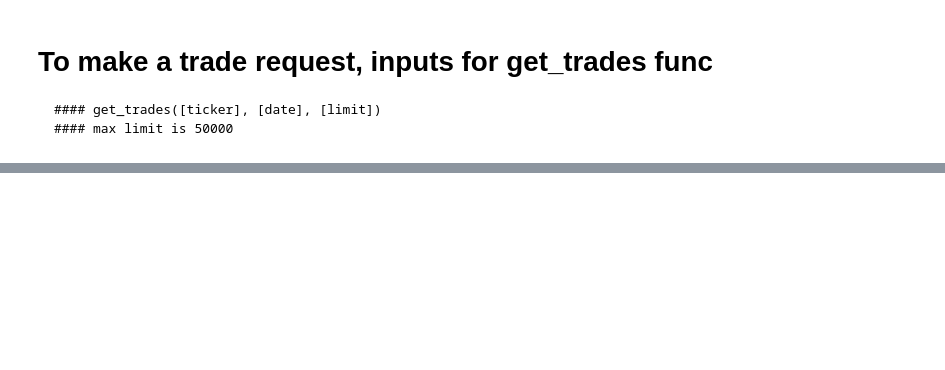
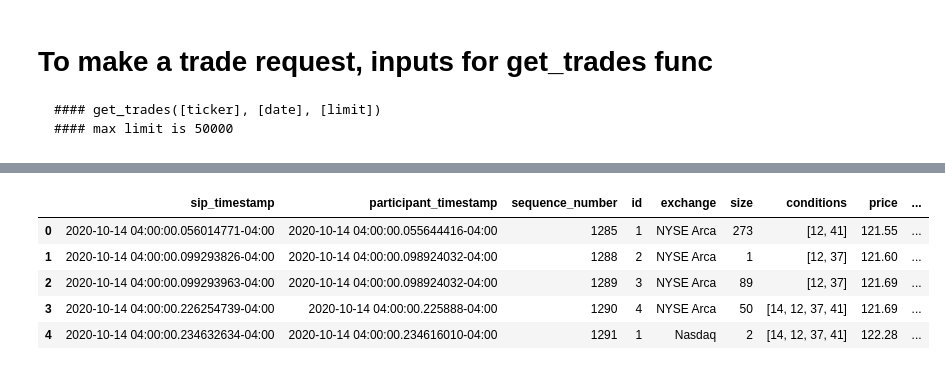
Before and after one commit to wiserlake0996/python_HLC, a Jupyter notebook: polygonIO_python/trades_quotes/quotes_trades_request.ipynb, the cells around one changed output, grey strips where cells are left out. Cells and saved outputs as stored; diff of their text form; code cells hidden in the pictures; blank space fills up the shorter version.

```diff
--- a/polygonIO_python/trades_quotes/quotes_trades_request.ipynb
+++ b/polygonIO_python/trades_quotes/quotes_trades_request.ipynb
@@ -174,0 +261,13 @@ trades_df.head(1000)
+# %%
+trades_df['hours'] = trades_df['sip_timestamp'].apply(lambda x: x.hour)
+trades_df['minutes'] = trades_df['sip_timestamp'].apply(lambda x: x.minute)
+trades_df['seconds'] = trades_df['sip_timestamp'].apply(lambda x: x.second)
+# %%
+trades_df.head()
+# %% [output]
+|  | sip_timestamp | participant_timestamp | sequence_number | id | exchange | size | conditions | price | ... |
+| 0 | 2020-10-14 04:00:00.056014771-04:00 | 2020-10-14 04:00:00.055644416-04:00 | 1285 | 1 | NYSE Arca | 273 | [12, 41] | 121.55 | ... |
+| 1 | 2020-10-14 04:00:00.099293826-04:00 | 2020-10-14 04:00:00.098924032-04:00 | 1288 | 2 | NYSE Arca | 1 | [12, 37] | 121.60 | ... |
+| 2 | 2020-10-14 04:00:00.099293963-04:00 | 2020-10-14 04:00:00.098924032-04:00 | 1289 | 3 | NYSE Arca | 89 | [12, 37] | 121.69 | ... |
+| 3 | 2020-10-14 04:00:00.226254739-04:00 | 2020-10-14 04:00:00.225888-04:00 | 1290 | 4 | NYSE Arca | 50 | [14, 12, 37, 41] | 121.69 | ... |
+| 4 | 2020-10-14 04:00:00.234632634-04:00 | 2020-10-14 04:00:00.234616010-04:00 | 1291 | 1 | Nasdaq | 2 | [14, 12, 37, 41] | 122.28 | ... |
```
Also changed, not shown: parts of 18 cells of this notebook, 2 other files.
